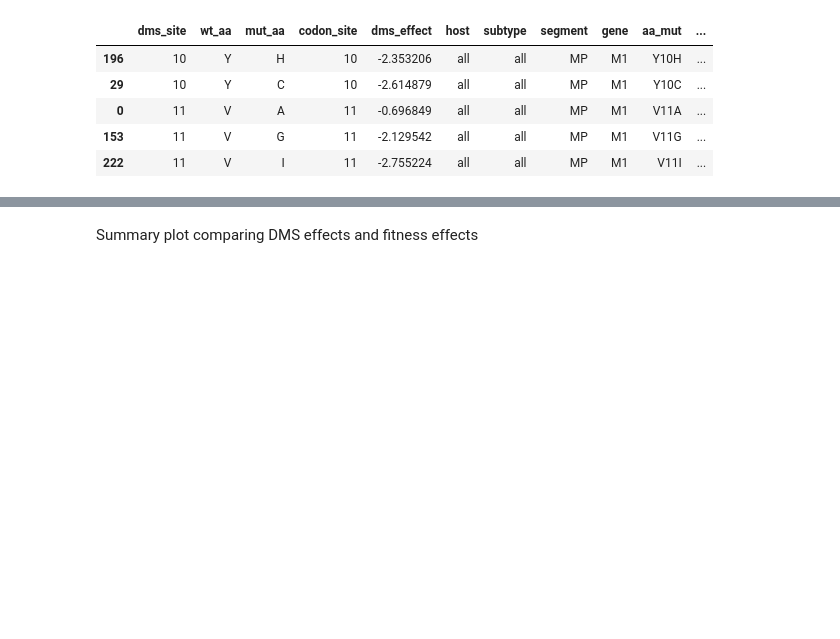
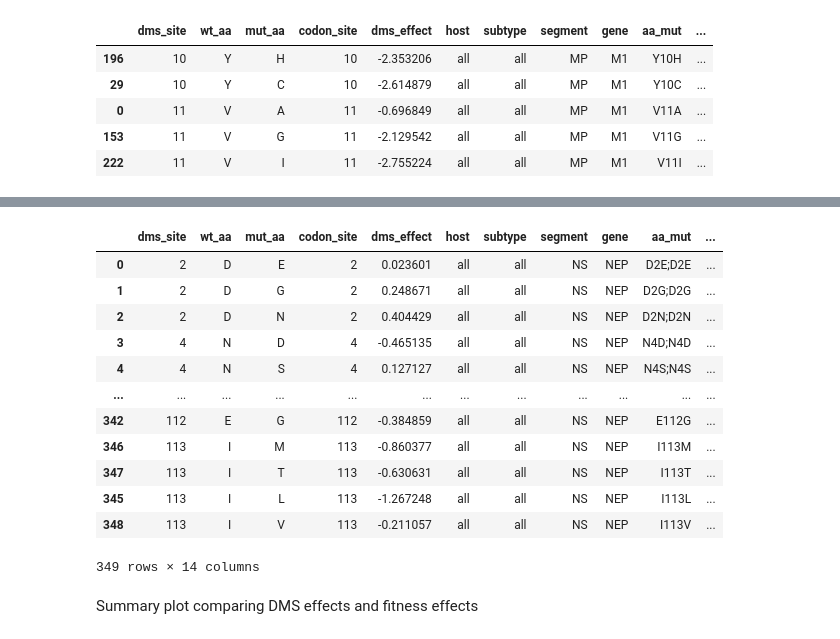
Before and after one commit to matsengrp/flu-mut-rates, a Jupyter notebook: notebooks/analyze_fitness_effects.ipynb, the cells around one changed output, grey strips where cells are left out. Cells and saved outputs as stored; diff of their text form; code cells hidden in the pictures; blank space fills up the shorter version.

```diff
--- a/notebooks/analyze_fitness_effects.ipynb
+++ b/notebooks/analyze_fitness_effects.ipynb
@@ -395,3 +445,19 @@ N sites with data: 227
+# %%
+data
+# %% [output]
+|  | dms_site | wt_aa | mut_aa | codon_site | dms_effect | host | subtype | segment | gene | aa_mut | ... |
+| 0 | 2 | D | E | 2 | 0.023601 | all | all | NS | NEP | D2E;D2E | ... |
+| 1 | 2 | D | G | 2 | 0.248671 | all | all | NS | NEP | D2G;D2G | ... |
+| 2 | 2 | D | N | 2 | 0.404429 | all | all | NS | NEP | D2N;D2N | ... |
+| 3 | 4 | N | D | 4 | -0.465135 | all | all | NS | NEP | N4D;N4D | ... |
+| 4 | 4 | N | S | 4 | 0.127127 | all | all | NS | NEP | N4S;N4S | ... |
+| ... | ... | ... | ... | ... | ... | ... | ... | ... | ... | ... | ... |
+| 342 | 112 | E | G | 112 | -0.384859 | all | all | NS | NEP | E112G | ... |
+| 346 | 113 | I | M | 113 | -0.860377 | all | all | NS | NEP | I113M | ... |
+| 347 | 113 | I | T | 113 | -0.630631 | all | all | NS | NEP | I113T | ... |
+| 345 | 113 | I | L | 113 | -1.267248 | all | all | NS | NEP | I113L | ... |
+| 348 | 113 | I | V | 113 | -0.211057 | all | all | NS | NEP | I113V | ... |
+349 rows × 14 columns
 # %% [markdown]
 Summary plot comparing DMS effects and fitness effects
 # %%
```
Also changed, not shown: parts of 6 cells of this notebook, 3 other files.
